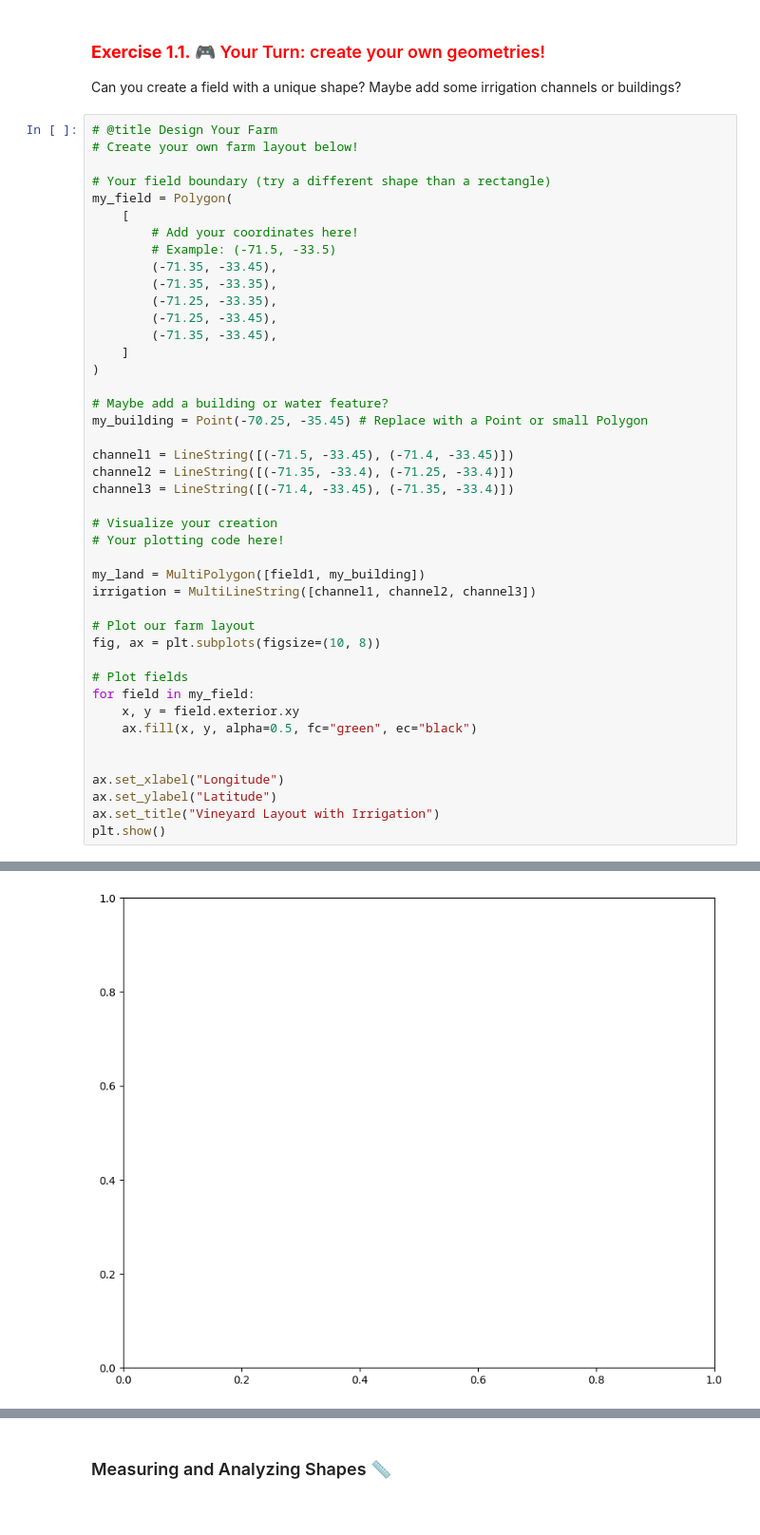
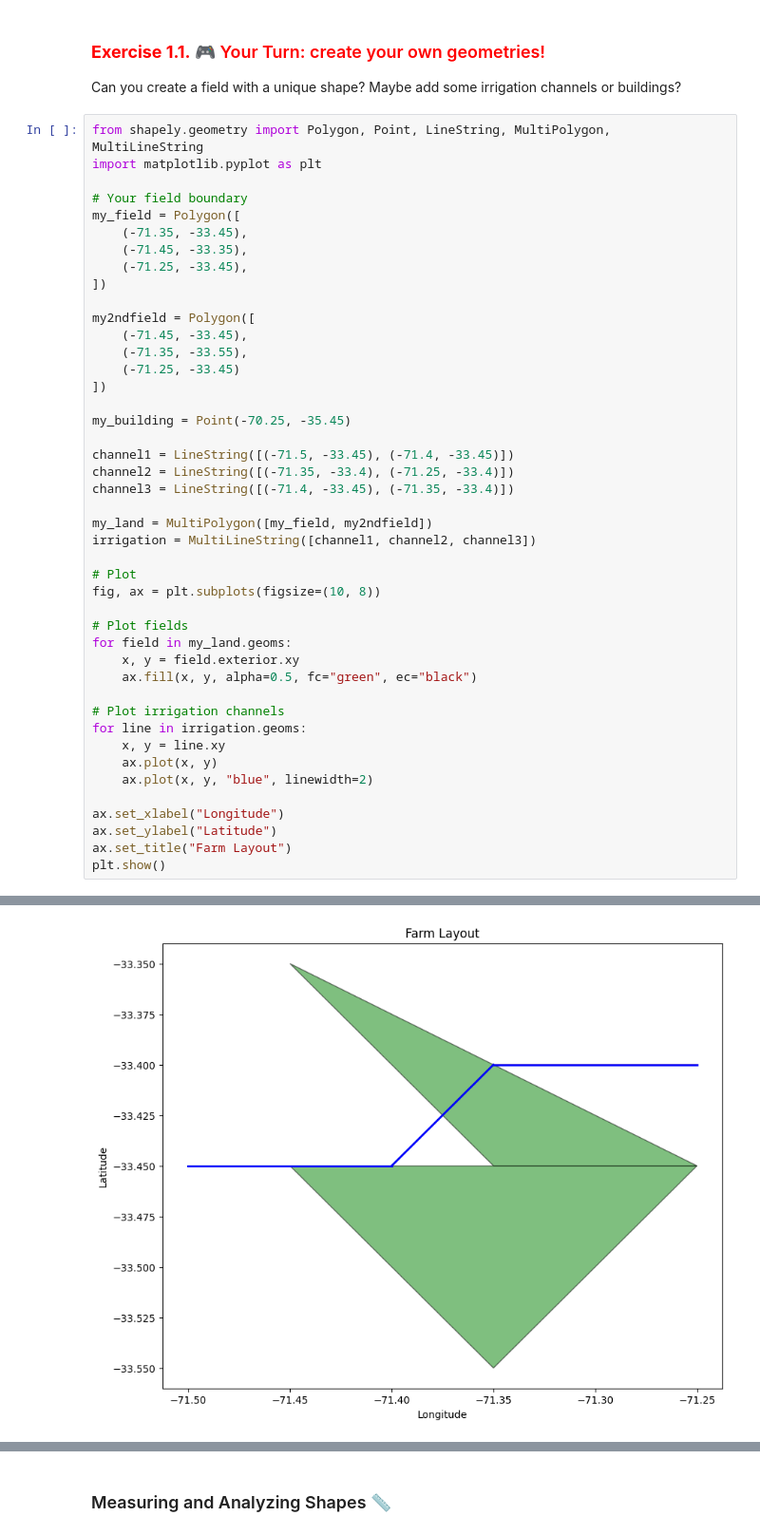
Before and after one commit to MkI21/rospin-lab, a Jupyter notebook: notebooks/Geospatial_Machine_Learning.ipynb, the cells around one changed output, grey strips where cells are left out. Shown: that part at 95% size. Cells and saved outputs as stored; diff of their text form.

```diff
--- a/notebooks/Geospatial_Machine_Learning.ipynb
+++ b/notebooks/Geospatial_Machine_Learning.ipynb
@@ -313,46 +313,47 @@ plt.show()
 ### <font color="red"> **Exercise 1.1.** 🎮 Your Turn: create your own geometries!
 Can you create a field with a unique shape? Maybe add some irrigation channels or buildings?
 # %%
-# @title Design Your Farm
-# Create your own farm layout below!
+from shapely.geometry import Polygon, Point, LineString, MultiPolygon, MultiLineString
+import matplotlib.pyplot as plt
 
-# Your field boundary (try a different shape than a rectangle)
-my_field = Polygon(
-    [
-        # Add your coordinates here!
-        # Example: (-71.5, -33.5)
-        (-71.35, -33.45),
-        (-71.35, -33.35),
-        (-71.25, -33.35),
-        (-71.25, -33.45),
-        (-71.35, -33.45),
-    ]
-)
+# Your field boundary
+my_field = Polygon([
+    (-71.35, -33.45),
+    (-71.45, -33.35),
+    (-71.25, -33.45),
+])
 
-# Maybe add a building or water feature?
-my_building = Point(-70.25, -35.45) # Replace with a Point or small Polygon
+my2ndfield = Polygon([
+    (-71.45, -33.45),
+    (-71.35, -33.55),
+    (-71.25, -33.45)
+])
+
+my_building = Point(-70.25, -35.45)
 
 channel1 = LineString([(-71.5, -33.45), (-71.4, -33.45)])
 channel2 = LineString([(-71.35, -33.4), (-71.25, -33.4)])
 channel3 = LineString([(-71.4, -33.45), (-71.35, -33.4)])
 
-# Visualize your creation
-# Your plotting code here!
-
-my_land = MultiPolygon([field1, my_building])
+my_land = MultiPolygon([my_field, my2ndfield])
 irrigation = MultiLineString([channel1, channel2, channel3])
 
-# Plot our farm layout
+# Plot
 fig, ax = plt.subplots(figsize=(10, 8))
 
 # Plot fields
-for field in my_field:
+for field in my_land.geoms:
     x, y = field.exterior.xy
     ax.fill(x, y, alpha=0.5, fc="green", ec="black")
 
+# Plot irrigation channels
+for line in irrigation.geoms:
+    x, y = line.xy
+    ax.plot(x, y)
+    ax.plot(x, y, "blue", linewidth=2)
 
 ax.set_xlabel("Longitude")
 ax.set_ylabel("Latitude")
-ax.set_title("Vineyard Layout with Irrigation")
+ax.set_title("Farm Layout")
 plt.show()
 # %% [output]
@@ -360,4 +360,4 @@ TypeError: 'Polygon' object is not iterable
-[figure, old version]
+[figure, new version]
 # %%
 # @title Example Solution: Triangular Vineyard with Pond
 # @hidden_cell#
```
Also changed, not shown: parts of 4 cells of this notebook.
